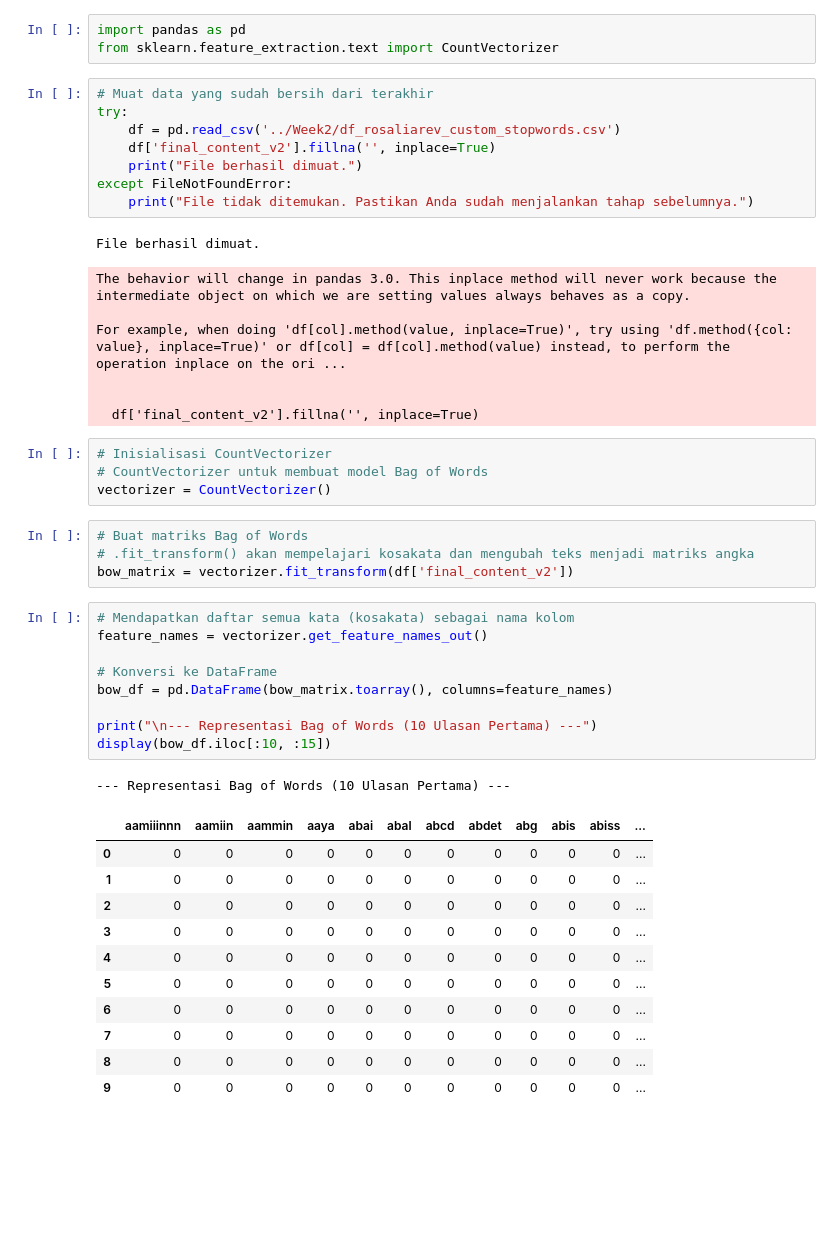
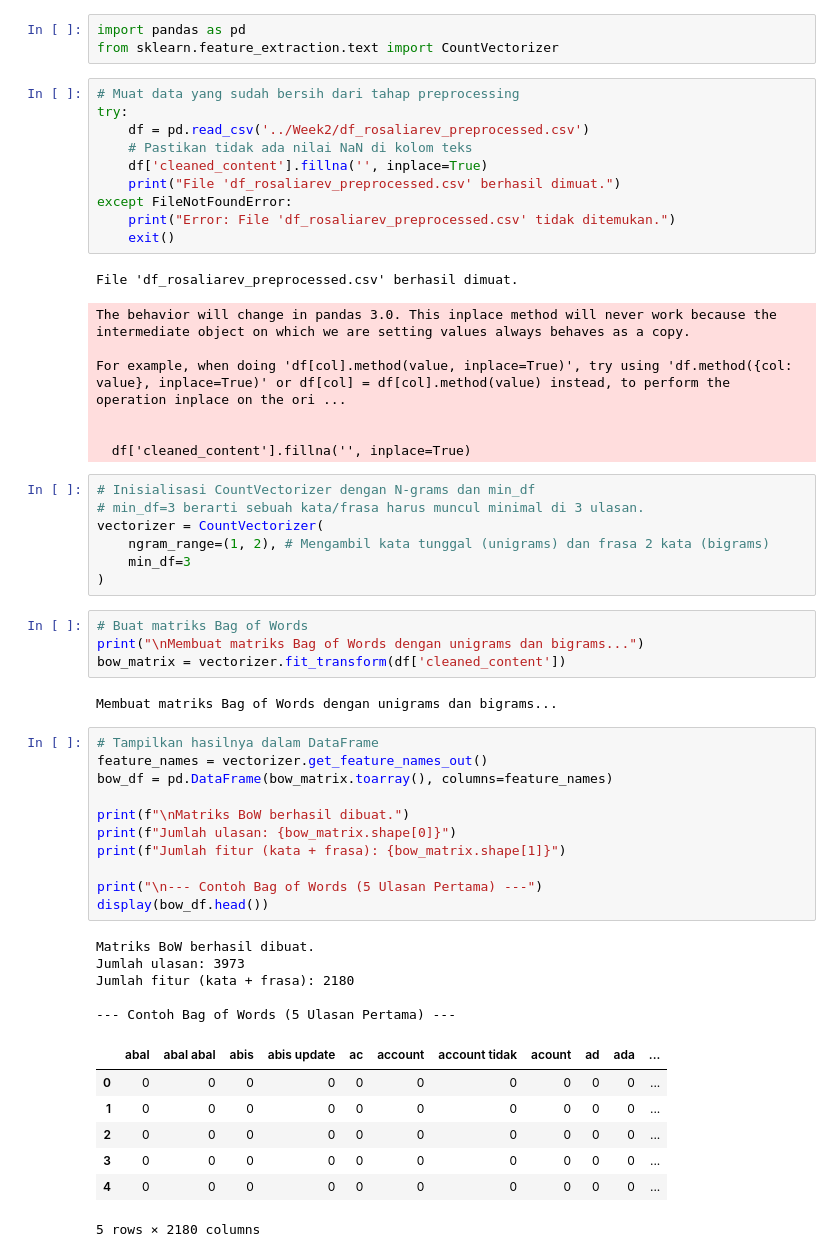
Before and after one commit to mrafiwd/pba-gasal-2025_5026221088, a Jupyter notebook: Week3/4_BoW.ipynb, the cells around one changed output. Cells and saved outputs as stored; diff of their text form; blank space fills up the shorter version.

Commit message:
optimisasi hasil, add modeling, add POS cont.

```diff
--- a/Week3/4_BoW.ipynb
+++ b/Week3/4_BoW.ipynb
@@ -2,48 +4,57 @@
 import pandas as pd
 from sklearn.feature_extraction.text import CountVectorizer
 # %%
-# Muat data yang sudah bersih dari terakhir
+# Muat data yang sudah bersih dari tahap preprocessing
 try:
-    df = pd.read_csv('../Week2/df_rosaliarev_custom_stopwords.csv')
-    df['final_content_v2'].fillna('', inplace=True)
-    print("File berhasil dimuat.")
+    df = pd.read_csv('../Week2/df_rosaliarev_preprocessed.csv')
+    # Pastikan tidak ada nilai NaN di kolom teks
+    df['cleaned_content'].fillna('', inplace=True)
+    print("File 'df_rosaliarev_preprocessed.csv' berhasil dimuat.")
 except FileNotFoundError:
-    print("File tidak ditemukan. Pastikan Anda sudah menjalankan tahap sebelumnya.")
+    print("Error: File 'df_rosaliarev_preprocessed.csv' tidak ditemukan.")
+    exit()
 # %% [output]
-File berhasil dimuat.
+File 'df_rosaliarev_preprocessed.csv' berhasil dimuat.
 The behavior will change in pandas 3.0. This inplace method will never work because the intermediate object on which we are setting values always behaves as a copy.
 
 For example, when doing 'df[col].method(value, inplace=True)', try using 'df.method({col: value}, inplace=True)' or df[col] = df[col].method(value) instead, to perform the operation inplace on the ori ...
 
 
-  df['final_content_v2'].fillna('', inplace=True)
+  df['cleaned_content'].fillna('', inplace=True)
-# %%
-# Inisialisasi CountVectorizer
-# CountVectorizer untuk membuat model Bag of Words
-vectorizer = CountVectorizer()
+# %%
+# Inisialisasi CountVectorizer dengan N-grams dan min_df
+# min_df=3 berarti sebuah kata/frasa harus muncul minimal di 3 ulasan.
+vectorizer = CountVectorizer(
+    ngram_range=(1, 2), # Mengambil kata tunggal (unigrams) dan frasa 2 kata (bigrams)
+    min_df=3
+)
 # %%
 # Buat matriks Bag of Words
-# .fit_transform() akan mempelajari kosakata dan mengubah teks menjadi matriks angka
-bow_matrix = vectorizer.fit_transform(df['final_content_v2'])
+print("\nMembuat matriks Bag of Words dengan unigrams dan bigrams...")
+bow_matrix = vectorizer.fit_transform(df['cleaned_content'])
+# %% [output]
+Membuat matriks Bag of Words dengan unigrams dan bigrams...
 # %%
-# Mendapatkan daftar semua kata (kosakata) sebagai nama kolom
+# Tampilkan hasilnya dalam DataFrame
 feature_names = vectorizer.get_feature_names_out()
-
-# Konversi ke DataFrame
 bow_df = pd.DataFrame(bow_matrix.toarray(), columns=feature_names)
 
-print("\n--- Representasi Bag of Words (10 Ulasan Pertama) ---")
-display(bow_df.iloc[:10, :15])
+print(f"\nMatriks BoW berhasil dibuat.")
+print(f"Jumlah ulasan: {bow_matrix.shape[0]}")
+print(f"Jumlah fitur (kata + frasa): {bow_matrix.shape[1]}")
+
+print("\n--- Contoh Bag of Words (5 Ulasan Pertama) ---")
+display(bow_df.head())
 # %% [output]
---- Representasi Bag of Words (10 Ulasan Pertama) ---
+Matriks BoW berhasil dibuat.
+Jumlah ulasan: 3973
+Jumlah fitur (kata + frasa): 2180
+
+--- Contoh Bag of Words (5 Ulasan Pertama) ---
-|  | aamiiinnn | aamiin | aammin | aaya | abai | abal | abcd | abdet | abg | abis | abiss | ... |
-| 0 | 0 | 0 | 0 | 0 | 0 | 0 | 0 | 0 | 0 | 0 | 0 | ... |
-| 1 | 0 | 0 | 0 | 0 | 0 | 0 | 0 | 0 | 0 | 0 | 0 | ... |
-| 2 | 0 | 0 | 0 | 0 | 0 | 0 | 0 | 0 | 0 | 0 | 0 | ... |
-| 3 | 0 | 0 | 0 | 0 | 0 | 0 | 0 | 0 | 0 | 0 | 0 | ... |
-| 4 | 0 | 0 | 0 | 0 | 0 | 0 | 0 | 0 | 0 | 0 | 0 | ... |
-| 5 | 0 | 0 | 0 | 0 | 0 | 0 | 0 | 0 | 0 | 0 | 0 | ... |
-| 6 | 0 | 0 | 0 | 0 | 0 | 0 | 0 | 0 | 0 | 0 | 0 | ... |
-| 7 | 0 | 0 | 0 | 0 | 0 | 0 | 0 | 0 | 0 | 0 | 0 | ... |
-| 8 | 0 | 0 | 0 | 0 | 0 | 0 | 0 | 0 | 0 | 0 | 0 | ... |
-| 9 | 0 | 0 | 0 | 0 | 0 | 0 | 0 | 0 | 0 | 0 | 0 | ... |
+|  | abal | abal abal | abis | abis update | ac | account | account tidak | acount | ad | ada | ... |
+| 0 | 0 | 0 | 0 | 0 | 0 | 0 | 0 | 0 | 0 | 0 | ... |
+| 1 | 0 | 0 | 0 | 0 | 0 | 0 | 0 | 0 | 0 | 0 | ... |
+| 2 | 0 | 0 | 0 | 0 | 0 | 0 | 0 | 0 | 0 | 0 | ... |
+| 3 | 0 | 0 | 0 | 0 | 0 | 0 | 0 | 0 | 0 | 0 | ... |
+| 4 | 0 | 0 | 0 | 0 | 0 | 0 | 0 | 0 | 0 | 0 | ... |
+5 rows × 2180 columns
```
Also changed, not shown: parts of 4 cells of this notebook, 11 other files.
